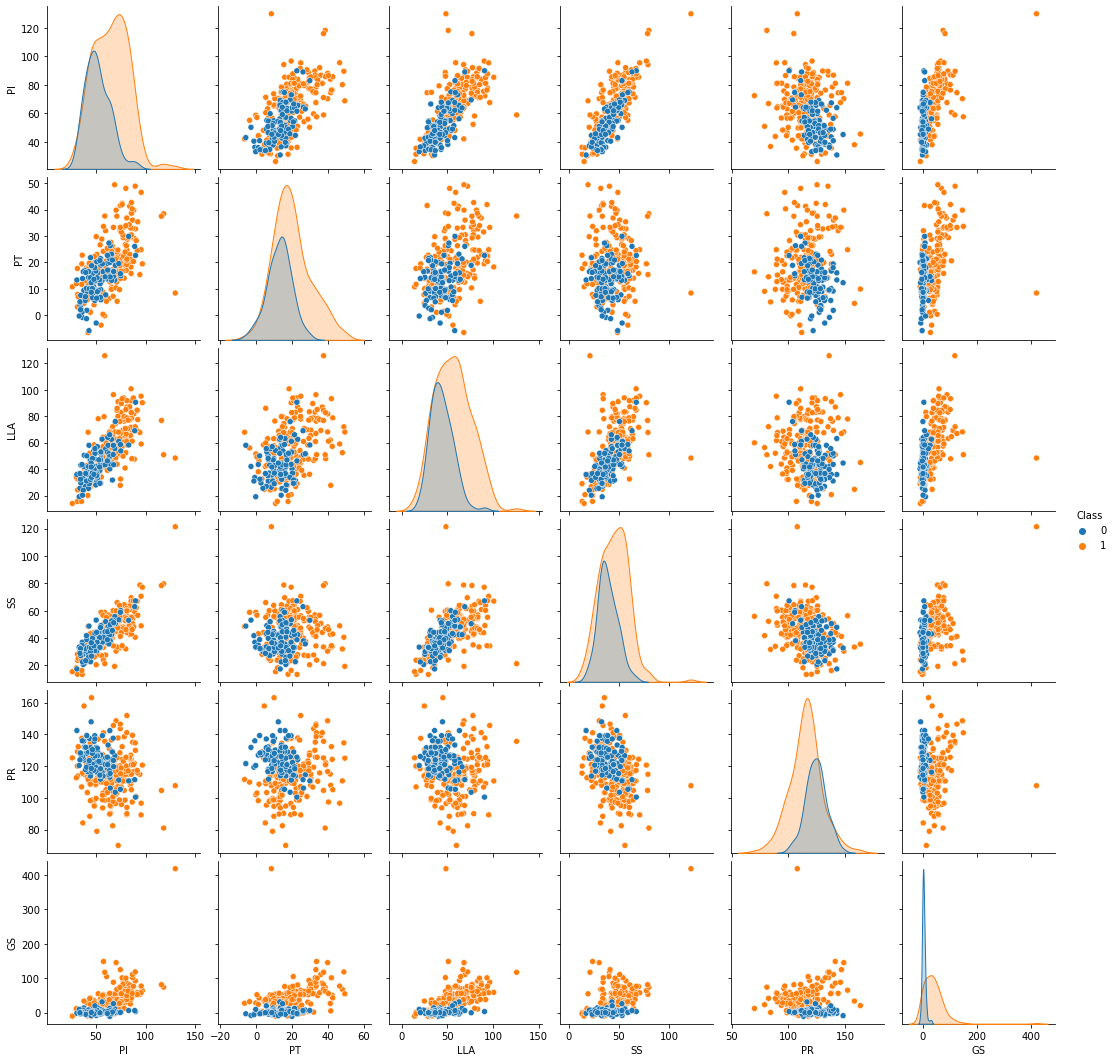
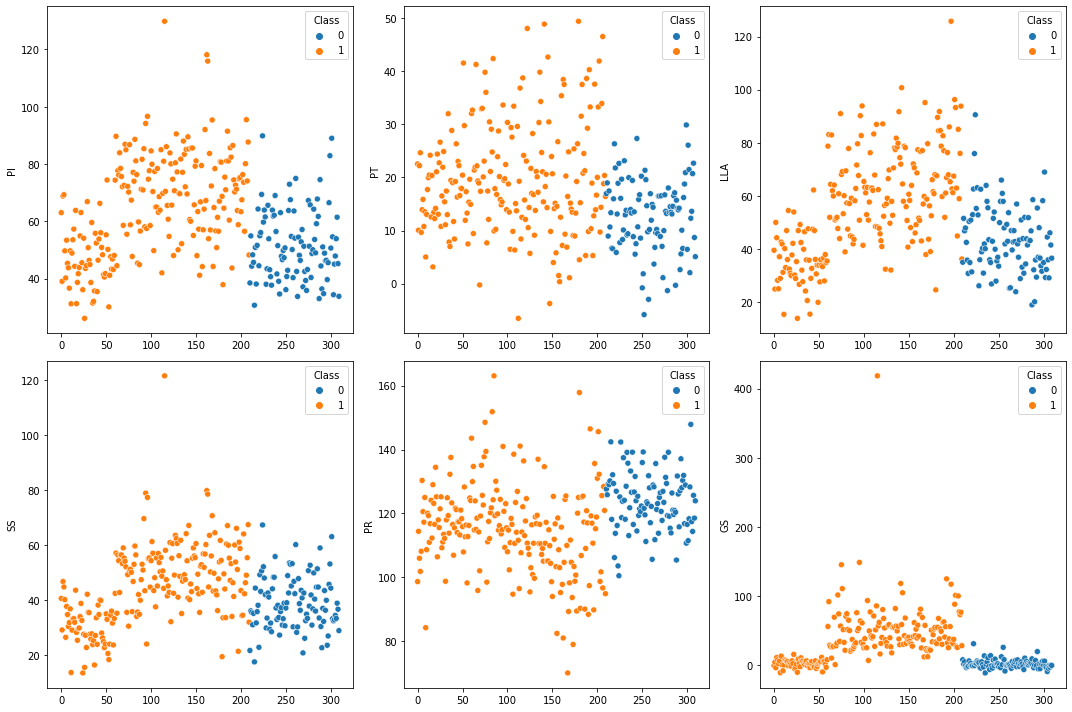
The notebook cell's code change between the first figure and the second:
--- before
+++ after
@@ -1,9 +1,14 @@
 # It is a Python library specifically designed for creating statistical charts and graphs
-# pairplot = Pairwise Plot
-# hue - Use colors to distinguish categories.
 
-sns.pairplot(df,
-    vars=["PI", "PT", "LLA", "SS", "PR", "GS"],
-    hue="Class")
+fig, axes = plt.subplots(2, 3, figsize=(15,10))
 
+sns.scatterplot(data=df, x=df.index, y="PI", hue="Class", ax=axes[0,0])
+sns.scatterplot(data=df, x=df.index, y="PT", hue="Class", ax=axes[0,1])
+sns.scatterplot(data=df, x=df.index, y="LLA", hue="Class", ax=axes[0,2])
+
+sns.scatterplot(data=df, x=df.index, y="SS", hue="Class", ax=axes[1,0])
+sns.scatterplot(data=df, x=df.index, y="PR", hue="Class", ax=axes[1,1])
+sns.scatterplot(data=df, x=df.index, y="GS", hue="Class", ax=axes[1,2])
+
+plt.tight_layout()
 plt.show()

Commit: Finish HW1-3